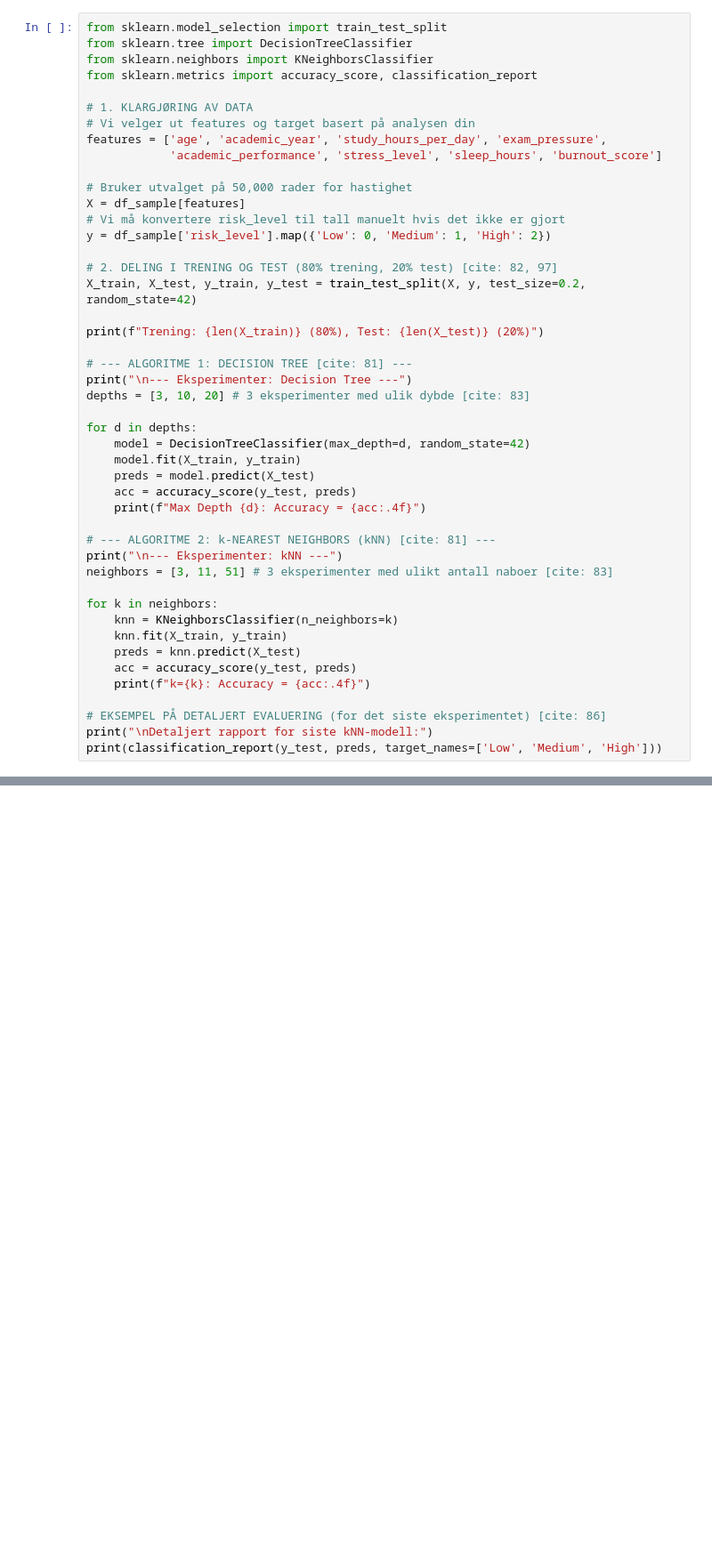
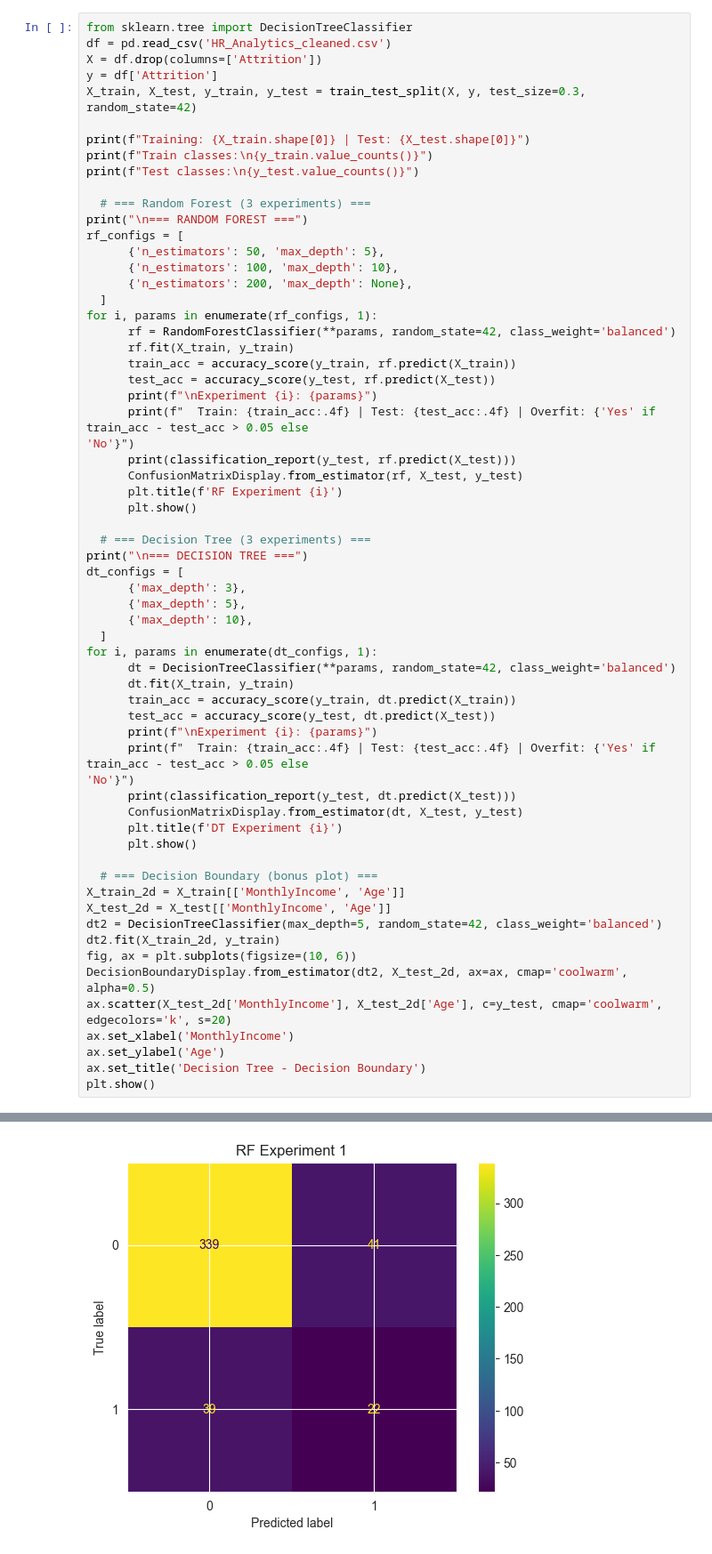
Before and after one commit to Brabham1/machine-learning, a Jupyter notebook: sample.ipynb, the cells around one changed output, grey strips where cells are left out. Shown at 89% size. Cells and saved outputs as stored; diff of their text form; blank space fills up the shorter version.

```diff
--- a/sample.ipynb
+++ b/sample.ipynb
@@ -131,47 +89,64 @@ risk_n                 0.000000   0.000000
 # %%
-from sklearn.model_selection import train_test_split
 from sklearn.tree import DecisionTreeClassifier
-from sklearn.neighbors import KNeighborsClassifier
-from sklearn.metrics import accuracy_score, classification_report
+df = pd.read_csv('HR_Analytics_cleaned.csv')
+X = df.drop(columns=['Attrition'])
+y = df['Attrition']
+X_train, X_test, y_train, y_test = train_test_split(X, y, test_size=0.3, random_state=42)
 
-# 1. KLARGJØRING AV DATA
-# Vi velger ut features og target basert på analysen din
-features = ['age', 'academic_year', 'study_hours_per_day', 'exam_pressure',
-            'academic_performance', 'stress_level', 'sleep_hours', 'burnout_score']
+print(f"Training: {X_train.shape[0]} | Test: {X_test.shape[0]}")
+print(f"Train classes:\n{y_train.value_counts()}")
+print(f"Test classes:\n{y_test.value_counts()}")
 
-# Bruker utvalget på 50,000 rader for hastighet
-X = df_sample[features]
-# Vi må konvertere risk_level til tall manuelt hvis det ikke er gjort
-y = df_sample['risk_level'].map({'Low': 0, 'Medium': 1, 'High': 2})
+  # === Random Forest (3 experiments) ===
+print("\n=== RANDOM FOREST ===")
+rf_configs = [
+      {'n_estimators': 50, 'max_depth': 5},
+      {'n_estimators': 100, 'max_depth': 10},
+      {'n_estimators': 200, 'max_depth': None},
+  ]
+for i, params in enumerate(rf_configs, 1):
+      rf = RandomForestClassifier(**params, random_state=42, class_weight='balanced')
+      rf.fit(X_train, y_train)
+      train_acc = accuracy_score(y_train, rf.predict(X_train))
+      test_acc = accuracy_score(y_test, rf.predict(X_test))
+      print(f"\nExperiment {i}: {params}")
+      print(f"  Train: {train_acc:.4f} | Test: {test_acc:.4f} | Overfit: {'Yes' if train_acc - test_acc > 0.05 else
+'No'}")
+      print(classification_report(y_test, rf.predict(X_test)))
+      ConfusionMatrixDisplay.from_estimator(rf, X_test, y_test)
+      plt.title(f'RF Experiment {i}')
+      plt.show()
 
-# 2. DELING I TRENING OG TEST (80% trening, 20% test) [cite: 82, 97]
-X_train, X_test, y_train, y_test = train_test_split(X, y, test_size=0.2, random_state=42)
+  # === Decision Tree (3 experiments) ===
+print("\n=== DECISION TREE ===")
+dt_configs = [
+      {'max_depth': 3},
+      {'max_depth': 5},
+      {'max_depth': 10},
+  ]
+for i, params in enumerate(dt_configs, 1):
+      dt = DecisionTreeClassifier(**params, random_state=42, class_weight='balanced')
+      dt.fit(X_train, y_train)
+      train_acc = accuracy_score(y_train, dt.predict(X_train))
+      test_acc = accuracy_score(y_test, dt.predict(X_test))
+      print(f"\nExperiment {i}: {params}")
+      print(f"  Train: {train_acc:.4f} | Test: {test_acc:.4f} | Overfit: {'Yes' if train_acc - test_acc > 0.05 else
+'No'}")
+      print(classification_report(y_test, dt.predict(X_test)))
+      ConfusionMatrixDisplay.from_estimator(dt, X_test, y_test)
+      plt.title(f'DT Experiment {i}')
+      plt.show()
 
-print(f"Trening: {len(X_train)} (80%), Test: {len(X_test)} (20%)")
-
-# --- ALGORITME 1: DECISION TREE [cite: 81] ---
-print("\n--- Eksperimenter: Decision Tree ---")
-depths = [3, 10, 20] # 3 eksperimenter med ulik dybde [cite: 83]
-
-for d in depths:
-    model = DecisionTreeClassifier(max_depth=d, random_state=42)
-    model.fit(X_train, y_train)
-    preds = model.predict(X_test)
-    acc = accuracy_score(y_test, preds)
-    print(f"Max Depth {d}: Accuracy = {acc:.4f}")
-
-# --- ALGORITME 2: k-NEAREST NEIGHBORS (kNN) [cite: 81] ---
-print("\n--- Eksperimenter: kNN ---")
-neighbors = [3, 11, 51] # 3 eksperimenter med ulikt antall naboer [cite: 83]
-
-for k in neighbors:
-    knn = KNeighborsClassifier(n_neighbors=k)
-    knn.fit(X_train, y_train)
-    preds = knn.predict(X_test)
-    acc = accuracy_score(y_test, preds)
-    print(f"k={k}: Accuracy = {acc:.4f}")
-
-# EKSEMPEL PÅ DETALJERT EVALUERING (for det siste eksperimentet) [cite: 86]
-print("\nDetaljert rapport for siste kNN-modell:")
-print(classification_report(y_test, preds, target_names=['Low', 'Medium', 'High']))
+  # === Decision Boundary (bonus plot) ===
+X_train_2d = X_train[['MonthlyIncome', 'Age']]
+X_test_2d = X_test[['MonthlyIncome', 'Age']]
+dt2 = DecisionTreeClassifier(max_depth=5, random_state=42, class_weight='balanced')
+dt2.fit(X_train_2d, y_train)
+fig, ax = plt.subplots(figsize=(10, 6))
+DecisionBoundaryDisplay.from_estimator(dt2, X_test_2d, ax=ax, cmap='coolwarm', alpha=0.5)
+ax.scatter(X_test_2d['MonthlyIncome'], X_test_2d['Age'], c=y_test, cmap='coolwarm', edgecolors='k', s=20)
+ax.set_xlabel('MonthlyIncome')
+ax.set_ylabel('Age')
+ax.set_title('Decision Tree - Decision Boundary')
+plt.show()
 # %% [output]
@@ -194,0 +170 @@ weighted avg       0.93      0.93      0.92     10000
+[figure, added]
```
Also changed, not shown: parts of 8 cells of this notebook, 1 other file.
